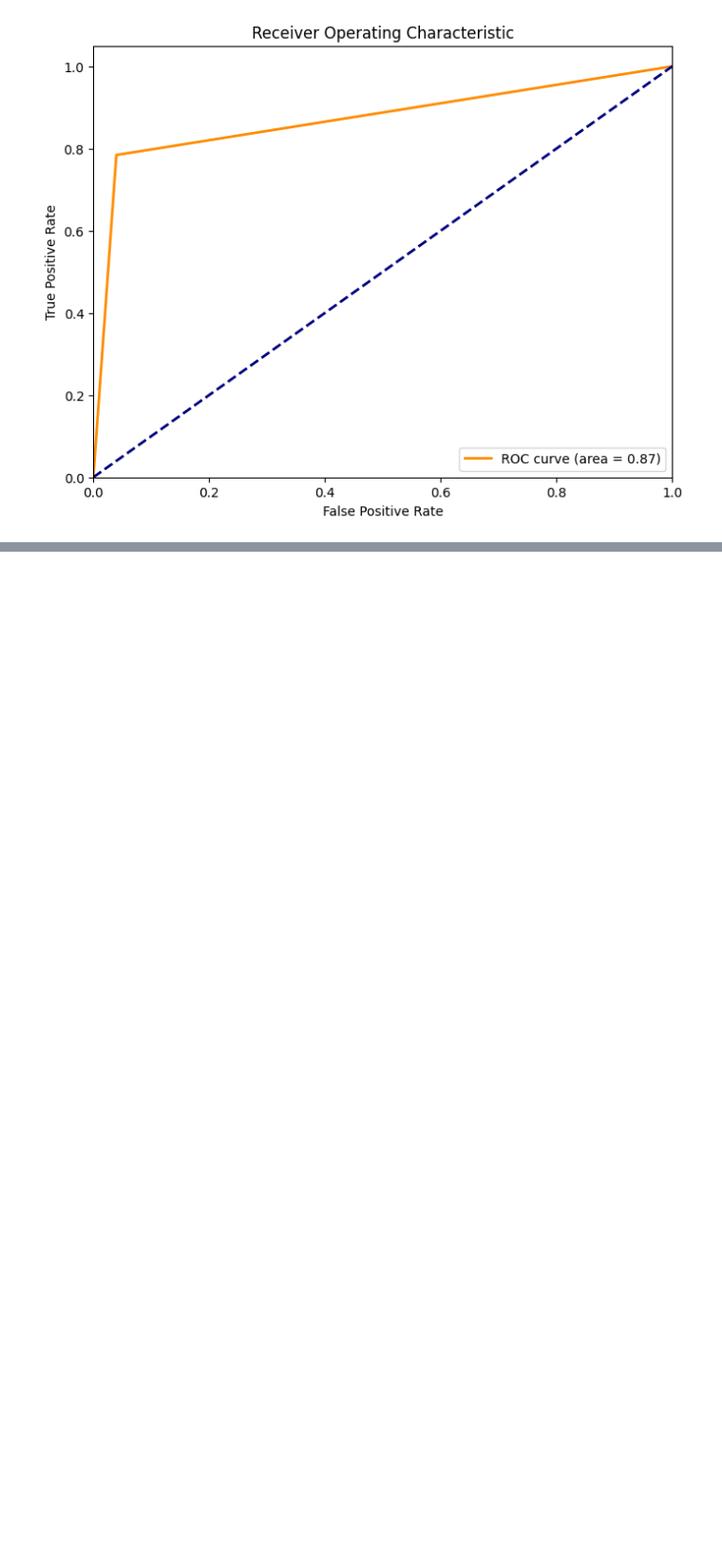
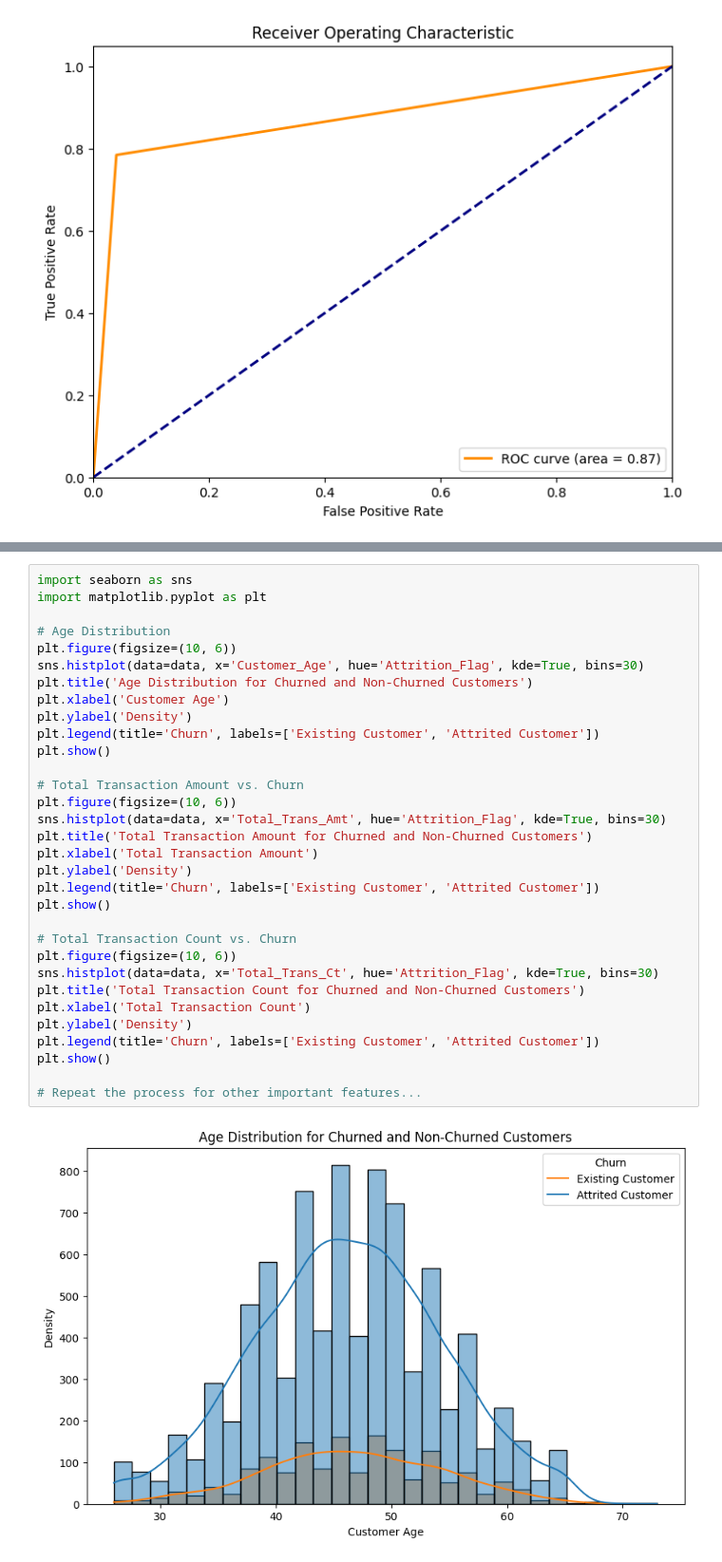
Before and after one commit to mahsanazar/Machine-Learnin--Churn-prediction, a Jupyter notebook: decisiontreemodel.ipynb, the cells around one changed output, grey strips where cells are left out. Shown at 95% size. Drawn from its saved outputs; the diff is of its cells as text; blank space fills up the shorter version.

```diff
--- a/decisiontreemodel.ipynb
+++ b/decisiontreemodel.ipynb
@@ -152,0 +389,34 @@ plt.show()
+# %%
+import seaborn as sns
+import matplotlib.pyplot as plt
+
+# Age Distribution
+plt.figure(figsize=(10, 6))
+sns.histplot(data=data, x='Customer_Age', hue='Attrition_Flag', kde=True, bins=30)
+plt.title('Age Distribution for Churned and Non-Churned Customers')
+plt.xlabel('Customer Age')
+plt.ylabel('Density')
+plt.legend(title='Churn', labels=['Existing Customer', 'Attrited Customer'])
+plt.show()
+
+# Total Transaction Amount vs. Churn
+plt.figure(figsize=(10, 6))
+sns.histplot(data=data, x='Total_Trans_Amt', hue='Attrition_Flag', kde=True, bins=30)
+plt.title('Total Transaction Amount for Churned and Non-Churned Customers')
+plt.xlabel('Total Transaction Amount')
+plt.ylabel('Density')
+plt.legend(title='Churn', labels=['Existing Customer', 'Attrited Customer'])
+plt.show()
+
+# Total Transaction Count vs. Churn
+plt.figure(figsize=(10, 6))
+sns.histplot(data=data, x='Total_Trans_Ct', hue='Attrition_Flag', kde=True, bins=30)
+plt.title('Total Transaction Count for Churned and Non-Churned Customers')
+plt.xlabel('Total Transaction Count')
+plt.ylabel('Density')
+plt.legend(title='Churn', labels=['Existing Customer', 'Attrited Customer'])
+plt.show()
+
+# Repeat the process for other important features...
+# %% [output]
+[figure, added]
```
Also changed, not shown: parts of 19 cells of this notebook, 20 other files.
